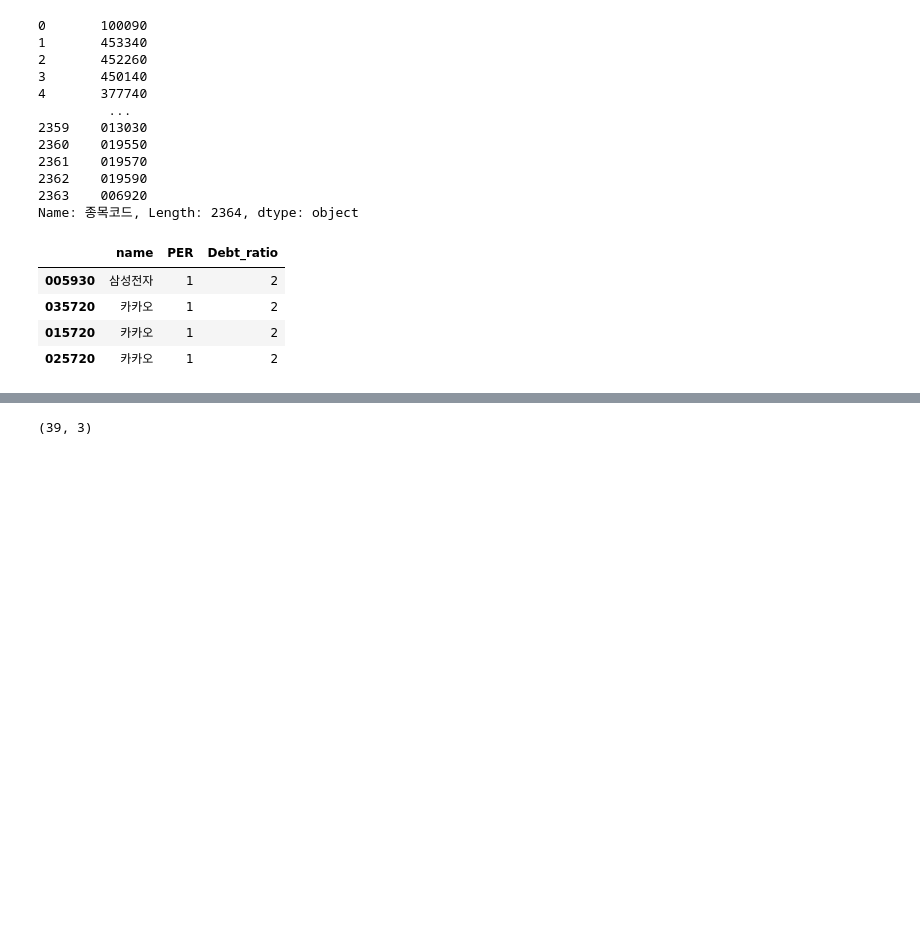
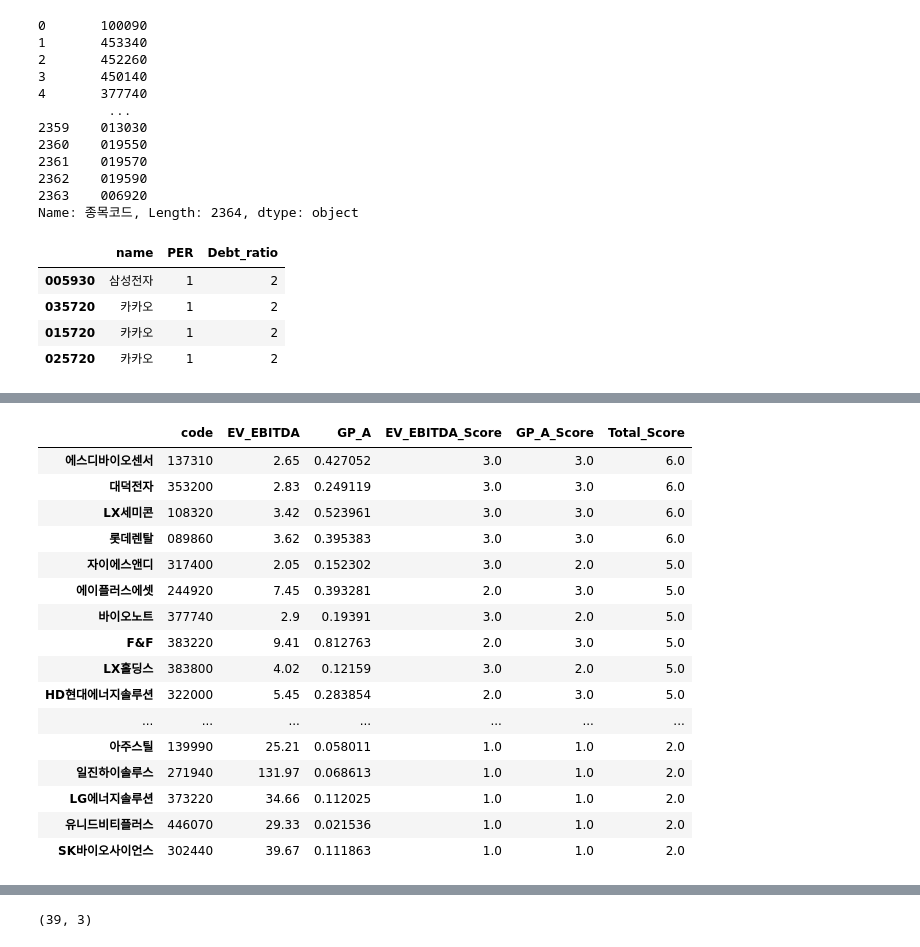
Before and after one commit to abeliansw/minGPT, a Jupyter notebook: demo_magic.ipynb, the cells around one changed output, grey strips where cells are left out. Cells and saved outputs as stored; diff of their text form; code cells hidden in the pictures; blank space fills up the shorter version.

```diff
--- a/demo_magic.ipynb
+++ b/demo_magic.ipynb
@@ -158,0 +385,21 @@ sample_df
+# %%
+# 총점 높은 순으로 정렬
+copy_df.sort_values(by='Total_Score', ascending=False)
+# %% [output]
+|  | code | EV_EBITDA | GP_A | EV_EBITDA_Score | GP_A_Score | Total_Score |
+| 에스디바이오센서 | 137310 | 2.65 | 0.427052 | 3.0 | 3.0 | 6.0 |
+| 대덕전자 | 353200 | 2.83 | 0.249119 | 3.0 | 3.0 | 6.0 |
+| LX세미콘 | 108320 | 3.42 | 0.523961 | 3.0 | 3.0 | 6.0 |
+| 롯데렌탈 | 089860 | 3.62 | 0.395383 | 3.0 | 3.0 | 6.0 |
+| 자이에스앤디 | 317400 | 2.05 | 0.152302 | 3.0 | 2.0 | 5.0 |
+| 에이플러스에셋 | 244920 | 7.45 | 0.393281 | 2.0 | 3.0 | 5.0 |
+| 바이오노트 | 377740 | 2.9 | 0.19391 | 3.0 | 2.0 | 5.0 |
+| F&F | 383220 | 9.41 | 0.812763 | 2.0 | 3.0 | 5.0 |
+| LX홀딩스 | 383800 | 4.02 | 0.12159 | 3.0 | 2.0 | 5.0 |
+| HD현대에너지솔루션 | 322000 | 5.45 | 0.283854 | 2.0 | 3.0 | 5.0 |
+| ... | ... | ... | ... | ... | ... | ... |
+| 아주스틸 | 139990 | 25.21 | 0.058011 | 1.0 | 1.0 | 2.0 |
+| 일진하이솔루스 | 271940 | 131.97 | 0.068613 | 1.0 | 1.0 | 2.0 |
+| LG에너지솔루션 | 373220 | 34.66 | 0.112025 | 1.0 | 1.0 | 2.0 |
+| 유니드비티플러스 | 446070 | 29.33 | 0.021536 | 1.0 | 1.0 | 2.0 |
+| SK바이오사이언스 | 302440 | 39.67 | 0.111863 | 1.0 | 1.0 | 2.0 |
```
Also changed, not shown: parts of 22 cells of this notebook.
